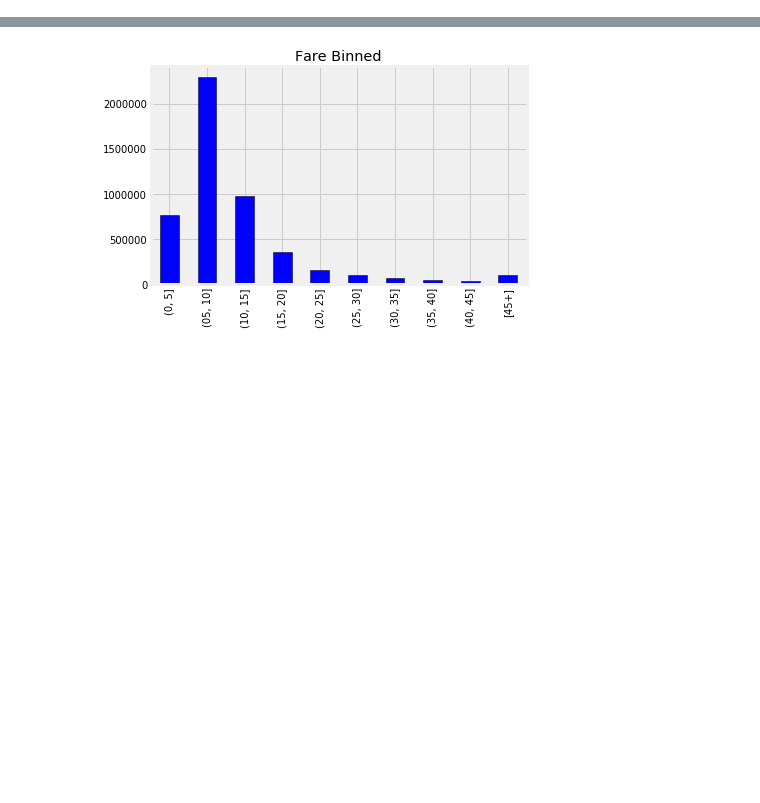
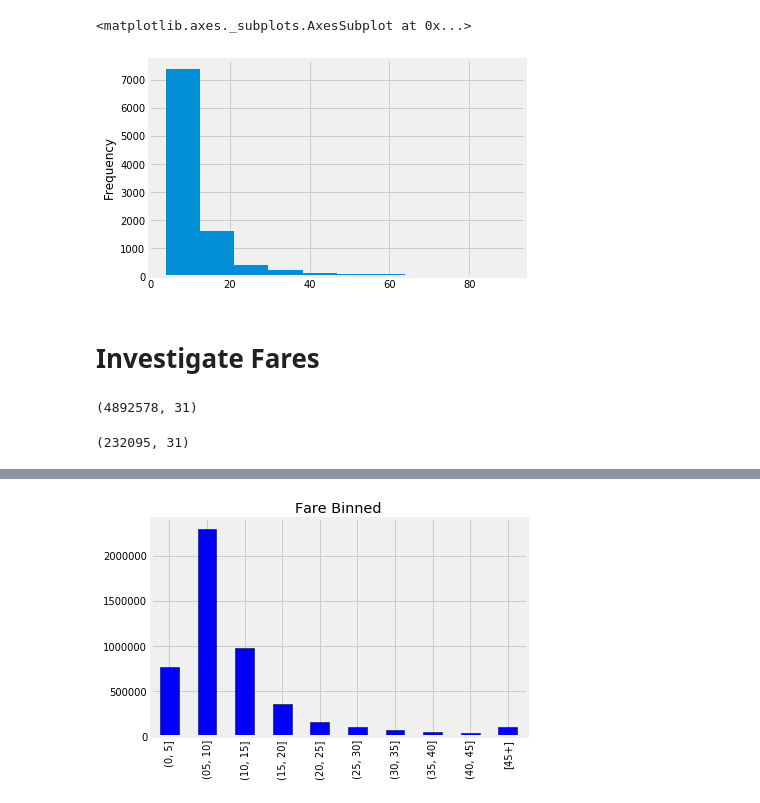
Before and after one commit to WillKoehrsen/taxi-fare, a Jupyter notebook: Improvements.ipynb, the cells around one changed output, grey strips where cells are left out. Cells and saved outputs as stored; diff of their text form; code cells hidden in the pictures; blank space fills up the shorter version.

```diff
--- a/Improvements.ipynb
+++ b/Improvements.ipynb
@@ -20,0 +120,13 @@ palette = sns.color_palette('Paired', 10)
+# %%
+time_features = ['pickup_frac_day', 'pickup_frac_week', 'pickup_frac_month', 'pickup_frac_year',
+                 'pickup_Elapsed']
+
+features = ['abs_lat_diff', 'abs_lon_diff', 'haversine',
+            'pickup_latitude', 'pickup_longitude',
+            'dropoff_latitude', 'dropoff_longitude'] + time_features + ['distance', 'duration']
+# %%
+from sklearn.model_selection import train_test_split
+X_train, X_valid, y_train, y_valid = train_test_split(data, data['fare_amount'], random_state = RSEED,
+                                                      stratify = data['fare-bin'], test_size = 1_000_000)
+# %%
+sub, fi = model_rf(X_train, X_valid, y_train, y_valid, test, features)
@@ -20,0 +212,8 @@ palette = sns.color_palette('Paired', 10)
+# %%
+airport_keys = list(test_rounded.loc[((test_rounded['destination'].str.contains('JFK')) | (test_rounded['origin'].str.contains('JFK'))) & (test_rounded['distance'] > 5), 'key'])
+sub.loc[sub['key'].isin(airport_keys), 'fare_amount'] = 45.0
+# %%
+sub['fare_amount'].plot.hist()
+# %% [output]
+<matplotlib.axes._subplots.AxesSubplot at 0x...>
+[figure, added]
@@ -20,0 +222,12 @@ palette = sns.color_palette('Paired', 10)
+# %% [markdown]
+# Investigate Fares
+# %%
+data = data.loc[data['fare_amount'].between(2.5, 100)]
+data.shape
+# %% [output]
+(4892578, 31)
+# %%
+div_5 = data[data['fare_amount'] % 5 == 0]
+div_5.shape
+# %% [output]
+(232095, 31)
```
Also changed, not shown: parts of 32 cells of this notebook.
